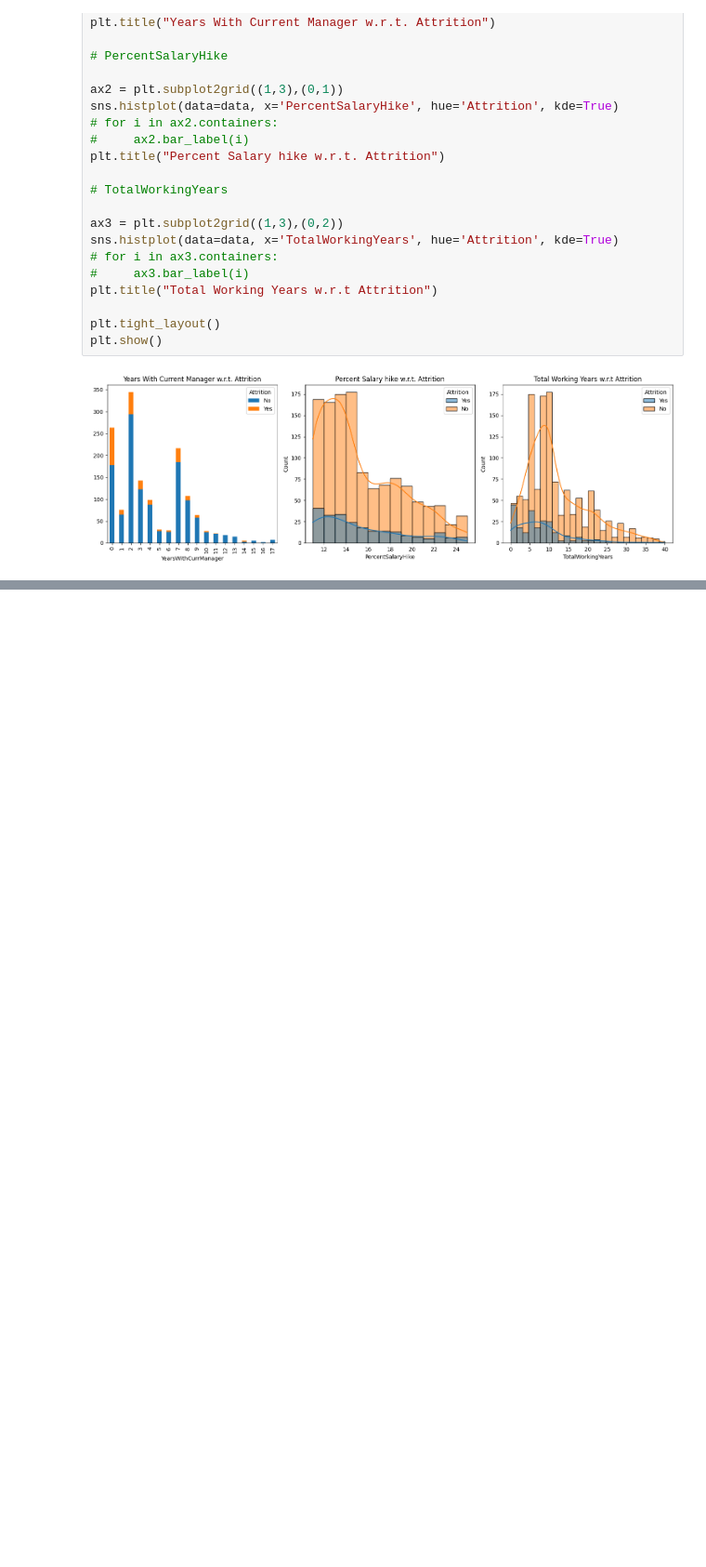
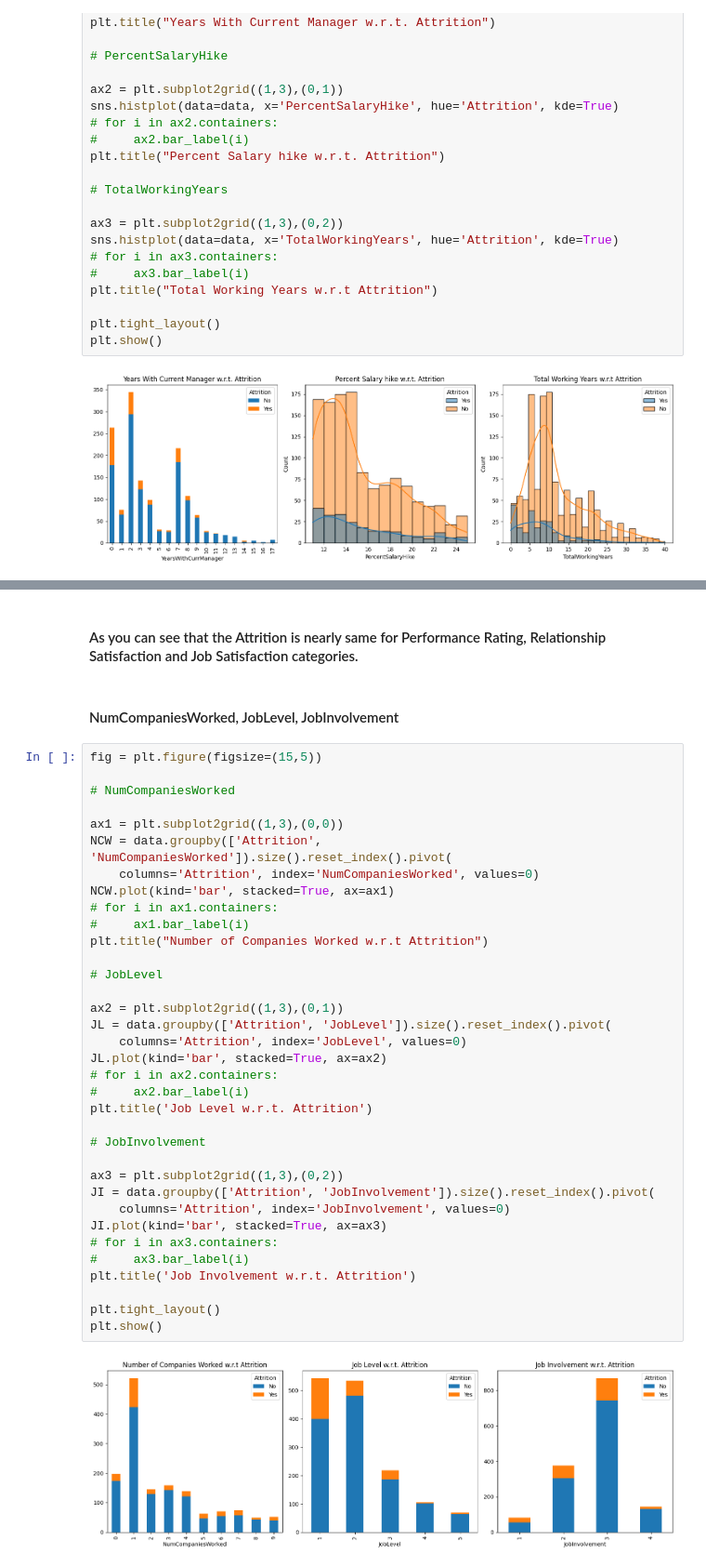
Before and after one commit to Akshay-Paunikar/IBM_Employee_Attrition_ML, a Jupyter notebook: notebook/IBM_Employee_Attrition_EDA.ipynb, the cells around one changed output, grey strips where cells are left out. Shown: that part at 93% size. Saved outputs shown, nothing was run; the diff lists cells and outputs as text; blank space fills up the shorter version.

```diff
--- a/notebook/IBM_Employee_Attrition_EDA.ipynb
+++ b/notebook/IBM_Employee_Attrition_EDA.ipynb
@@ -508,0 +641,41 @@ plt.show()
+# %% [markdown]
+#### As you can see that the Attrition is nearly same for Performance Rating, Relationship Satisfaction and Job Satisfaction categories.
+# %% [markdown]
+#### NumCompaniesWorked, JobLevel, JobInvolvement
+# %%
+fig = plt.figure(figsize=(15,5))
+
+# NumCompaniesWorked
+
+ax1 = plt.subplot2grid((1,3),(0,0))
+NCW = data.groupby(['Attrition', 'NumCompaniesWorked']).size().reset_index().pivot(
+    columns='Attrition', index='NumCompaniesWorked', values=0)
+NCW.plot(kind='bar', stacked=True, ax=ax1)
+# for i in ax1.containers:
+#     ax1.bar_label(i)
+plt.title("Number of Companies Worked w.r.t Attrition")
+
+# JobLevel
+
+ax2 = plt.subplot2grid((1,3),(0,1))
+JL = data.groupby(['Attrition', 'JobLevel']).size().reset_index().pivot(
+    columns='Attrition', index='JobLevel', values=0)
+JL.plot(kind='bar', stacked=True, ax=ax2)
+# for i in ax2.containers:
+#     ax2.bar_label(i)
+plt.title('Job Level w.r.t. Attrition')
+
+# JobInvolvement
+
+ax3 = plt.subplot2grid((1,3),(0,2))
+JI = data.groupby(['Attrition', 'JobInvolvement']).size().reset_index().pivot(
+    columns='Attrition', index='JobInvolvement', values=0)
+JI.plot(kind='bar', stacked=True, ax=ax3)
+# for i in ax3.containers:
+#     ax3.bar_label(i)
+plt.title('Job Involvement w.r.t. Attrition')
+
+plt.tight_layout()
+plt.show()
+# %% [output]
+[figure, added]
```
Also changed, not shown: parts of 13 cells of this notebook.
